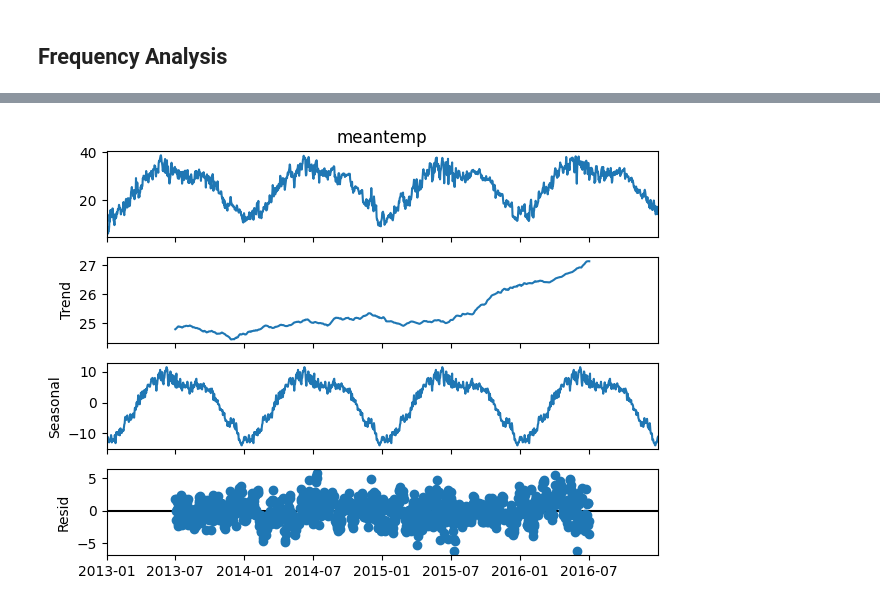
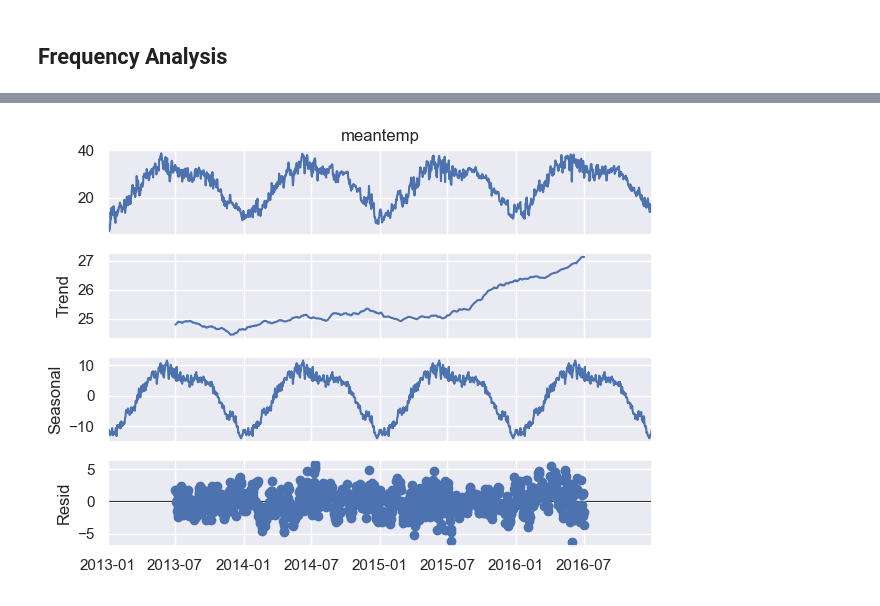
Before and after one commit to marcocolognesi/Weather_Forecast, a Jupyter notebook: forecasting.ipynb, the cells around one changed output, grey strips where cells are left out. Saved outputs shown, nothing was run; the diff lists cells and outputs as text; code cells hidden in the pictures.

```diff
--- a/forecasting.ipynb
+++ b/forecasting.ipynb
@@ -3,6 +3,8 @@ import pandas as pd
 import numpy as np
 from statsmodels.tsa.seasonal import seasonal_decompose
 from scipy import stats, signal
+from scipy.fft import fft
 
 import matplotlib.pyplot as plt
 import seaborn as sns
+sns.set_theme()
@@ -48,7 +106,6 @@ plt.show()
 # %%
-decompose_data_additive = seasonal_decompose(train_data['meantemp'], model='additive', period=365)
-
-decompose_data_additive.plot()
+decompose_data = seasonal_decompose(train_data['meantemp'], model='additive', period=365)
+decompose_data.plot()
 plt.show()
 # %% [output]
-[figure, old version]
+[figure, new version]
```
Also changed, not shown: parts of 15 cells of this notebook, 1 other file.
